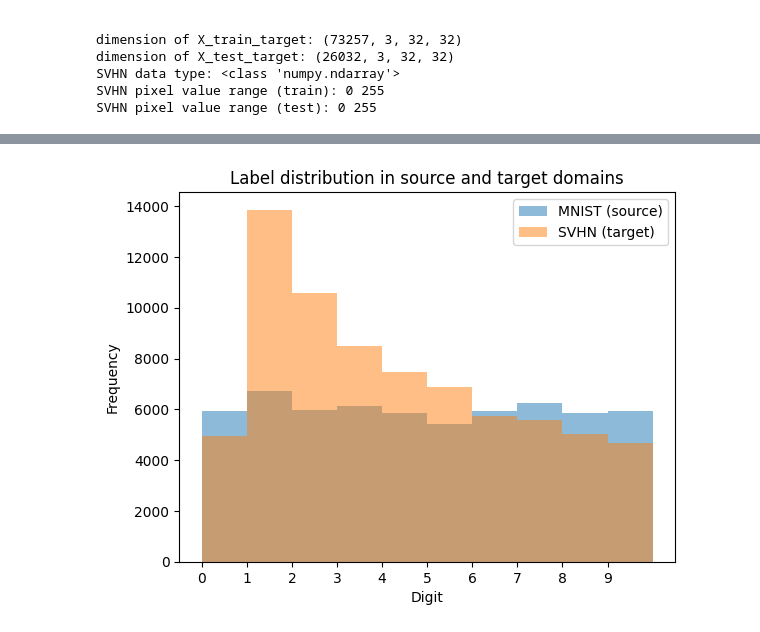
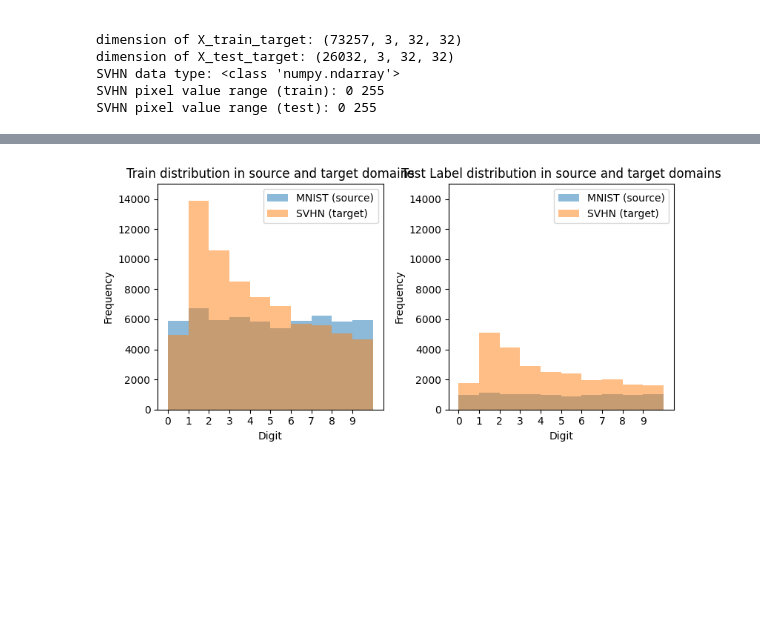
Before and after one commit to anaele-paris/domain_adaptation_MNIST_SVHN, a Jupyter notebook: GANN_pytorch_02-04-2024.ipynb, the cells around one changed output, grey strips where cells are left out. Saved outputs shown, nothing was run; the diff lists cells and outputs as text; code cells hidden in the pictures; blank space fills up the shorter version.

```diff
--- a/GANN_pytorch_02-04-2024.ipynb
+++ b/GANN_pytorch_02-04-2024.ipynb
@@ -46,3 +49,23 @@ test_dataset_target = datasets.SVHN(root='./svhn_data/', split='test', transform
 # %% [output]
 Using downloaded and verified file: ./svhn_data/train_32x32.mat
 Using downloaded and verified file: ./svhn_data/test_32x32.mat
+# %%
+
+# Extract labels
+Ys_train = train_dataset_source.targets.clone().detach()
+Ys_test = test_dataset_source.targets.clone().detach()
+Yt_train = torch.tensor(train_dataset_target.labels)
+Yt_test = torch.tensor(test_dataset_target.labels)
+
+# Calculate weights for the loss function
+# Source domain (MNIST)
+label_occurence_source = torch.bincount(Ys_train)
+weights_source = len(Ys_train) /  label_occurence_source
+print('source (MNIST) labels occurence:', label_occurence_source)
+print('source distribution (%):',torch.round(label_occurence_source/len(Ys_train)*100,decimals = 0))
+
+# Target domain (SVHN)
+label_occurence_target = torch.bincount(Yt_train)
+weights_target = len(Yt_train) / label_occurence_target
+print('target (SVHN) labels occurence:', label_occurence_target)
+print('target distribution (%):',torch.round(label_occurence_target/len(Yt_train)*100,decimals = 0))
@@ -139,47 +171,33 @@ dimension of dataloader 1st batch for labels: torch.Size([64]) <class 'torch.Ten
 # %%
-# SHOW TRAIN DISTRIBUTIONS
-#-------------------------
+# SHOW TRAIN & TEST DISTRIBUTIONS
+#--------------------------------
 
-# Extract labels
-Ys_train = torch.tensor(train_dataset_source.targets)
-Yt_train = torch.tensor(train_dataset_target.labels)
+# Assuming Ys_train, Yt_train, Ys_test, and Yt_test are already defined
+# Setup the figure and subplots
+fig, axs = plt.subplots(1, 2, figsize=(8, 4))  # 1 row, 2 columns figure
 
-# Plotting
-plt.hist(Ys_train.numpy(), bins=range(11), alpha=0.5, label='MNIST (source)')
-plt.hist(Yt_train.numpy(), bins=range(11), alpha=0.5, label='SVHN (target)')
-plt.xlabel('Digit')
-plt.xticks(range(10))
-plt.ylabel('Frequency')
-plt.legend()
-plt.title('Label distribution in source and target domains')
+# Plot for train distributions
+axs[0].hist(Ys_train.numpy(), bins=range(11), alpha=0.5, label='MNIST (source)')
+axs[0].hist(Yt_train.numpy(), bins=range(11), alpha=0.5, label='SVHN (target)')
+axs[0].set_xlabel('Digit')
+axs[0].set_xticks(range(10))
+axs[0].set_ylabel('Frequency')
+axs[0].set_ylim([0, 15000])
+axs[0].legend()
+axs[0].set_title('Train distribution in source and target domains')
+
+# Plot for test distributions
+axs[1].hist(Ys_test.numpy(), bins=range(11), alpha=0.5, label='MNIST (source)')
+axs[1].hist(Yt_test.numpy(), bins=range(11), alpha=0.5, label='SVHN (target)')
+axs[1].set_xlabel('Digit')
+axs[1].set_xticks(range(10))
+axs[1].set_ylabel('Frequency')
+axs[1].set_ylim([0, 15000])
+axs[1].legend()
+axs[1].set_title('Test Label distribution in source and target domains')
+
+# Show the plot
+plt.tight_layout()  # Adjust the layout to make room for the titles/labels
 plt.show()
-
-# Calculate weights for the loss function
-# Source domain (MNIST)
-label_frequency_source = torch.bincount(Ys_train) / len(Ys_train)
-weights_source = 1.0 / label_frequency_source
-print('weights_source:', torch.round(weights_source, decimals=1))
-
-# Target domain (SVHN)
-label_frequency_target = torch.bincount(Yt_train) / len(Yt_train)
-weights_target = 1.0 / label_frequency_target
-print('weights_target (for information only):', torch.round(weights_target, decimals=1))
-
-# SHOW TEST DISTRIBUTIONS
-#------------------------
-
-# Extract labels
-Ys_test = torch.tensor(test_dataset_source.targets)
-Yt_test = torch.tensor(test_dataset_target.labels)
-
-# Plotting
-plt.hist(Ys_test.numpy(), bins=range(11), alpha=0.5, label='MNIST (source)')
-plt.hist(Yt_test.numpy(), bins=range(11), alpha=0.5, label='SVHN (target)')
-plt.xlabel('Digit')
-plt.xticks(range(10))
-plt.ylabel('Frequency')
-plt.legend()
-plt.title('Label distribution in source and target domains')
-plt.show()
 # %% [output]
-[figure, old version]
+[figure, new version]
```
Also changed, not shown: parts of 12 cells of this notebook, 1 other file.
